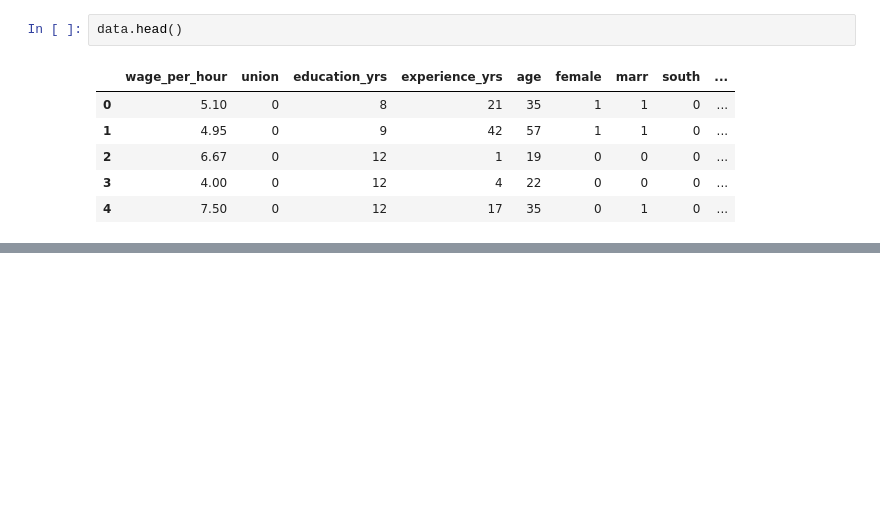
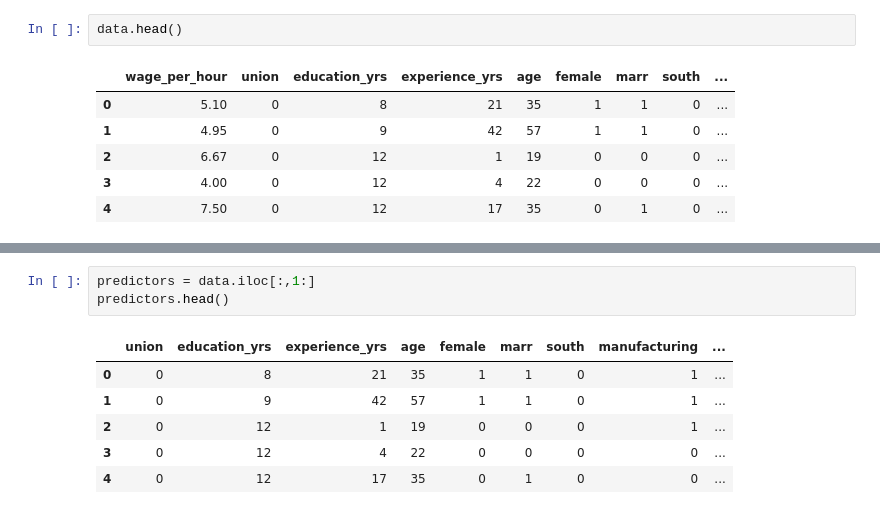
Before and after one commit to alipourmotlagh/DeepLearning, a Jupyter notebook: IntroductionToDeeplearninginPython.ipynb, the cells around one changed output, grey strips where cells are left out. Saved outputs shown, nothing was run; the diff lists cells and outputs as text; blank space fills up the shorter version.

```diff
--- a/IntroductionToDeeplearninginPython.ipynb
+++ b/IntroductionToDeeplearninginPython.ipynb
@@ -426,3 +426,13 @@ data.describe()
 | 50% | 7.780000 | 0.000000 | 12.000000 | 15.000000 | 35.000000 | 0.000000 | 1.000000 | 0.000000 | ... |
 | 75% | 11.250000 | 0.000000 | 15.000000 | 26.000000 | 44.000000 | 1.000000 | 1.000000 | 1.000000 | ... |
 | max | 44.500000 | 1.000000 | 18.000000 | 55.000000 | 64.000000 | 1.000000 | 1.000000 | 1.000000 | ... |
+# %%
+predictors = data.iloc[:,1:]
+predictors.head()
+# %% [output]
+|  | union | education_yrs | experience_yrs | age | female | marr | south | manufacturing | ... |
+| 0 | 0 | 8 | 21 | 35 | 1 | 1 | 0 | 1 | ... |
+| 1 | 0 | 9 | 42 | 57 | 1 | 1 | 0 | 1 | ... |
+| 2 | 0 | 12 | 1 | 19 | 0 | 0 | 0 | 1 | ... |
+| 3 | 0 | 12 | 4 | 22 | 0 | 0 | 0 | 0 | ... |
+| 4 | 0 | 12 | 17 | 35 | 0 | 1 | 0 | 0 | ... |
```
Also changed, not shown: parts of 1 cell of this notebook.
